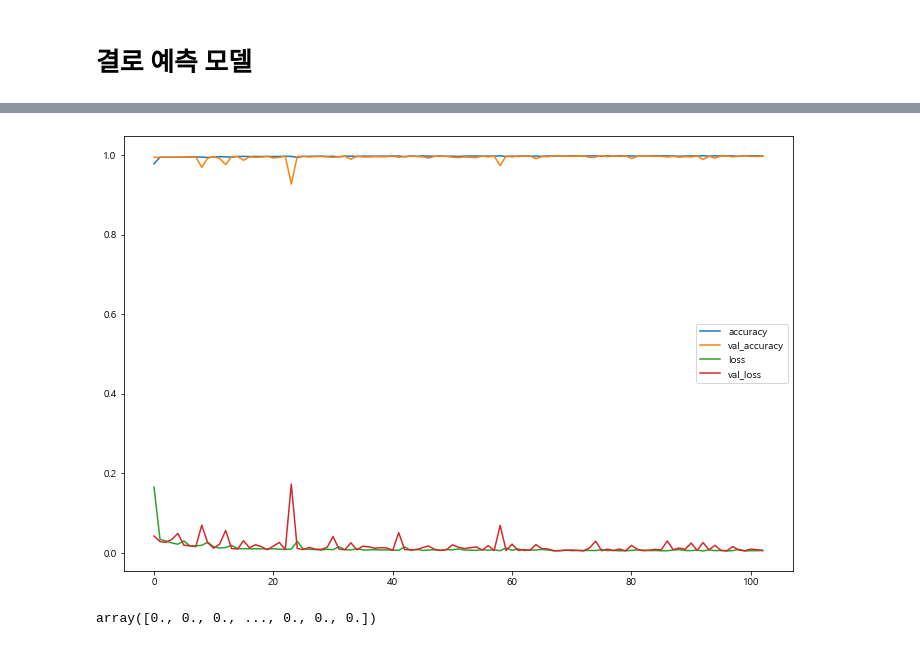
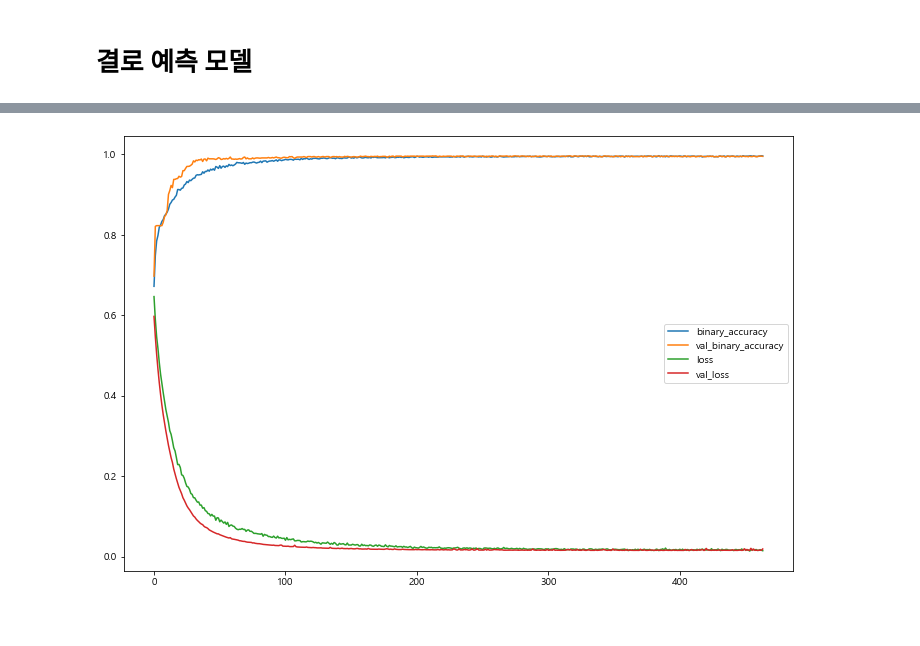
Before and after one commit to gw1303/weater_contest, a Jupyter notebook: main.ipynb, the cells around one changed output, grey strips where cells are left out. Cells and saved outputs as stored; diff of their text form; code cells hidden in the pictures.

```diff
--- a/main.ipynb
+++ b/main.ipynb
@@ -115,7 +108,6 @@ plant1_loc2_48.columns = ['today', 'temp_in', 'hum_in', 'temp_coil', 'temp_out',
                           'datetime_24', 'nextday', 'temp_in_y', 'hum_in_y', 'temp_coil_y', 'temp_out_y', 'hum_out_y']
 plant1_loc3_48.columns = ['today', 'temp_in', 'hum_in', 'temp_coil', 'temp_out', 'hum_out', 'target', 'temp_24', 'hum_24',
                           'datetime_24', 'nextday', 'temp_in_y', 'hum_in_y', 'temp_coil_y', 'temp_out_y', 'hum_out_y']
-
 
 plant1_24 = pd.concat([plant1_loc1_24, plant1_loc2_24, plant1_loc3_24])
 plant1_48 = pd.concat([plant1_loc1_48, plant1_loc2_48, plant1_loc3_48])
@@ -170,5 +162,8 @@ plant2_48 = pd.concat([plant2_loc1_48, plant2_loc2_48, plant2_loc3_48])
 
 
 # plant 병합
-plant_24 = pd.concat([plant1_24, plant2_24])
-plant_48 = pd.concat([plant1_48, plant2_48])
+plant_24 = pd.concat([plant1_24, plant2_24], ignore_index=True)
+plant_24 = plant_24.sort_values('today').reset_index(drop=True)
+
+plant_48 = pd.concat([plant1_48, plant2_48], ignore_index=True)
+plant_48 = plant_48.sort_values('today').reset_index(drop=True)
@@ -360,3 +366,8 @@ condensation_data
+# %%
+# 정규화
+
+scaler = MinMaxScaler()
+condensation_data_x_n = scaler.fit_transform(condensation_data_x)
 # %%
-train_x, test_x, train_y, test_y = train_test_split(condensation_data.iloc[:,[0,1,2,3,4,6]], condensation_data.iloc[:,[5]], test_size=0.3, random_state=777)
+train_x, test_x, train_y, test_y = train_test_split(condensation_data_x_n, condensation_data_y, test_size=0.3, random_state=77)
 # %%
@@ -387,0 +389,21 @@ HBox(children=(IntProgress(value=0, description='Epoch 10', max=241819, style=Pr
+# %%
+# callback 함수
+
+es = EarlyStopping(patience=50)
+tqdm = TQDMNotebookCallback()
+
+model = Sequential()
+
+model.add(Dense(units=32, activation='linear', input_dim=6))
+model.add(Dropout(0.4))
+model.add(Dense(units=64, activation='linear'))
+model.add(Dense(units=128, activation='linear'))
+model.add(Dropout(0.4))
+model.add(Dense(units=256, activation='linear'))
+model.add(Dense(units=256, activation='linear'))
+
+model.add(Dense(units=1, activation='sigmoid'))
+
+model.compile(loss='binary_crossentropy', optimizer='sgd', metrics=['binary_accuracy'])
+
+hist = model.fit(train_x, train_y, epochs=1000, batch_size=210, validation_data=[test_x,test_y], verbose=0, callbacks=[es, tqdm])
@@ -388,14 +424,14 @@ HBox(children=(IntProgress(value=0, description='Epoch 10', max=241819, style=Pr
 # %%
 plt.figure(figsize=(12,8))
 
-plt.plot(hist.history['accuracy'], label='accuracy')
-plt.plot(hist.history['val_accuracy'], label='val_accuracy')
+plt.plot(hist.history['binary_accuracy'], label='binary_accuracy')
+plt.plot(hist.history['val_binary_accuracy'], label='val_binary_accuracy')
 
 plt.plot(hist.history['loss'], label='loss')
 plt.plot(hist.history['val_loss'], label='val_loss')
 
 plt.legend()
 
 plt.show()
 # %% [output]
-[figure, old version]
+[figure, new version]
@@ -406,6 +438 @@ from sklearn.metrics import classification_report, confusion_matrix
-# %%
-test_y = np.array(test_y).reshape(-1,)
-test_y
-# %% [output]
-array([0., 0., 0., ..., 0., 0., 0.])
 # %%
```
Also changed, not shown: parts of 37 cells of this notebook, 11 other files.
